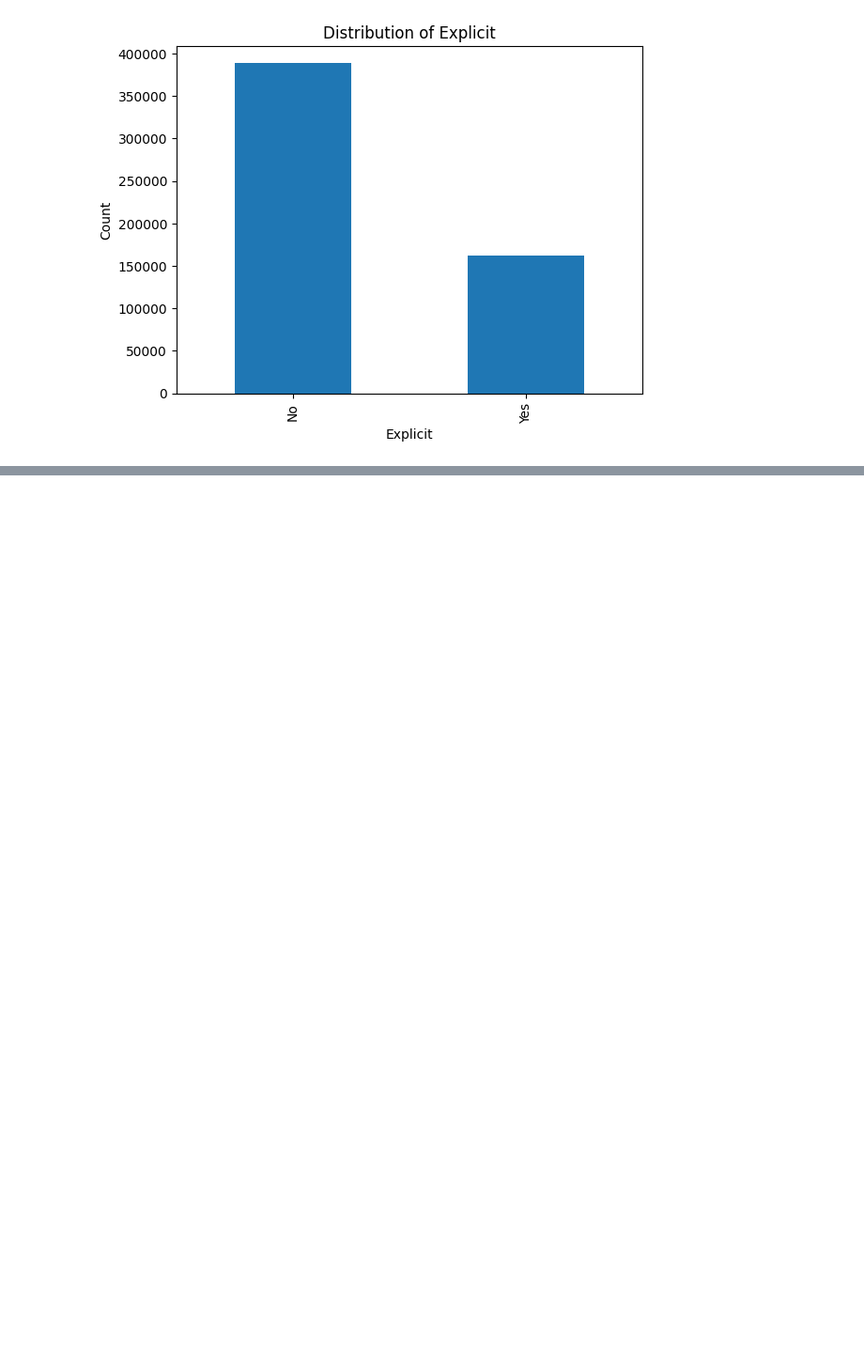
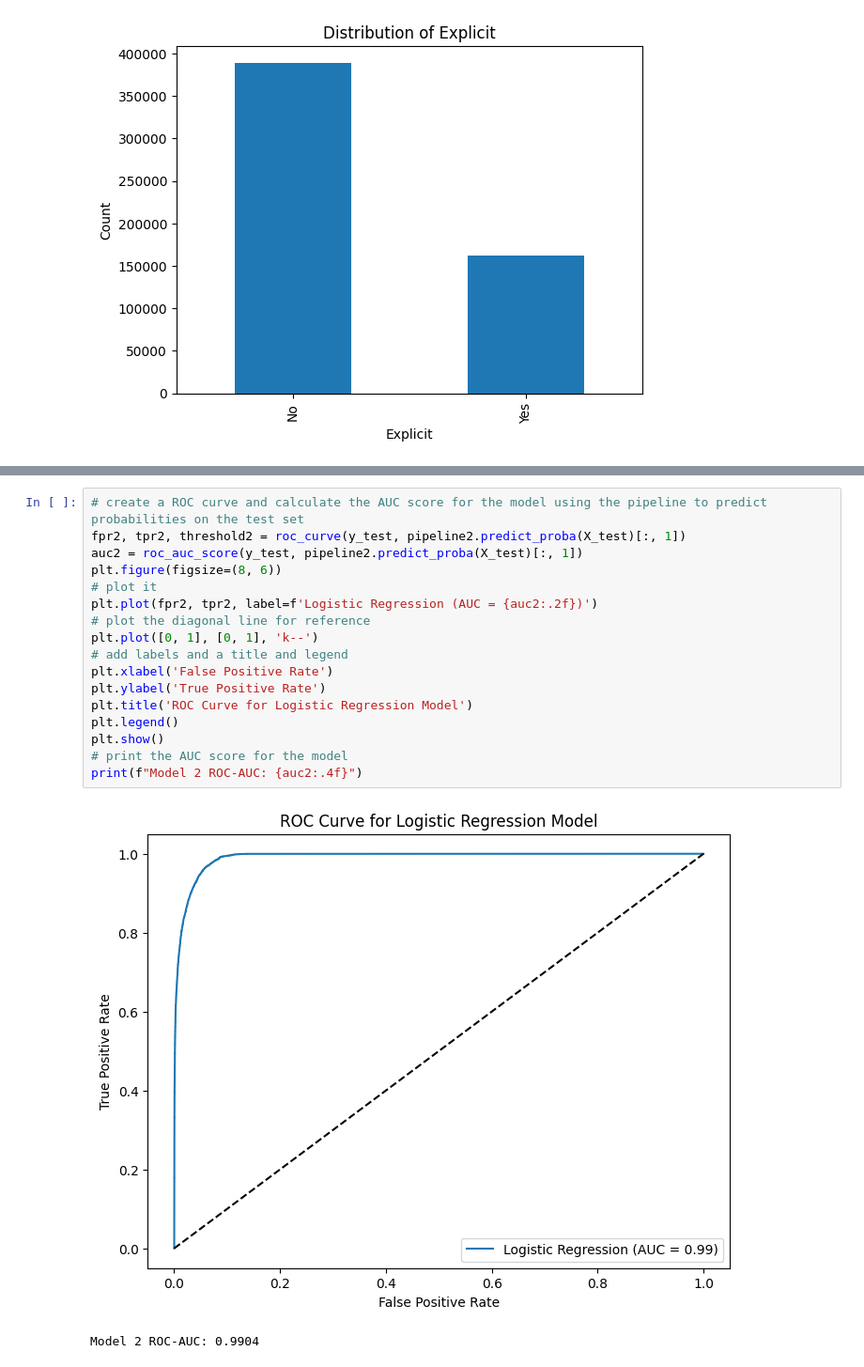
Before and after one commit to natalie-s11/ML_Final_Project, a Jupyter notebook: notebook.ipynb, the cells around one changed output, grey strips where cells are left out. Shown at 94% size. Drawn from its saved outputs; the diff is of its cells as text; blank space fills up the shorter version.

```diff
--- a/notebook.ipynb
+++ b/notebook.ipynb
@@ -359,0 +511,20 @@ plt.show()
+# %%
+# create a ROC curve and calculate the AUC score for the model using the pipeline to predict probabilities on the test set
+fpr2, tpr2, threshold2 = roc_curve(y_test, pipeline2.predict_proba(X_test)[:, 1])
+auc2 = roc_auc_score(y_test, pipeline2.predict_proba(X_test)[:, 1])
+plt.figure(figsize=(8, 6))
+# plot it
+plt.plot(fpr2, tpr2, label=f'Logistic Regression (AUC = {auc2:.2f})')
+# plot the diagonal line for reference
+plt.plot([0, 1], [0, 1], 'k--')
+# add labels and a title and legend
+plt.xlabel('False Positive Rate')
+plt.ylabel('True Positive Rate')
+plt.title('ROC Curve for Logistic Regression Model')
+plt.legend()
+plt.show()
+# print the AUC score for the model
+print(f"Model 2 ROC-AUC: {auc2:.4f}")
+# %% [output]
+[figure, added]
+Model 2 ROC-AUC: 0.9904
```
Also changed, not shown: parts of 29 cells of this notebook, 1 other file.
